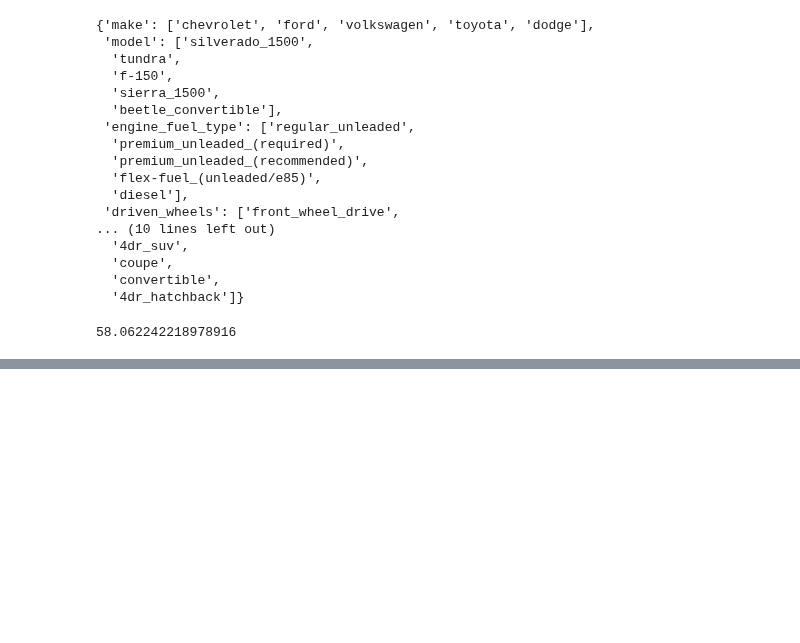
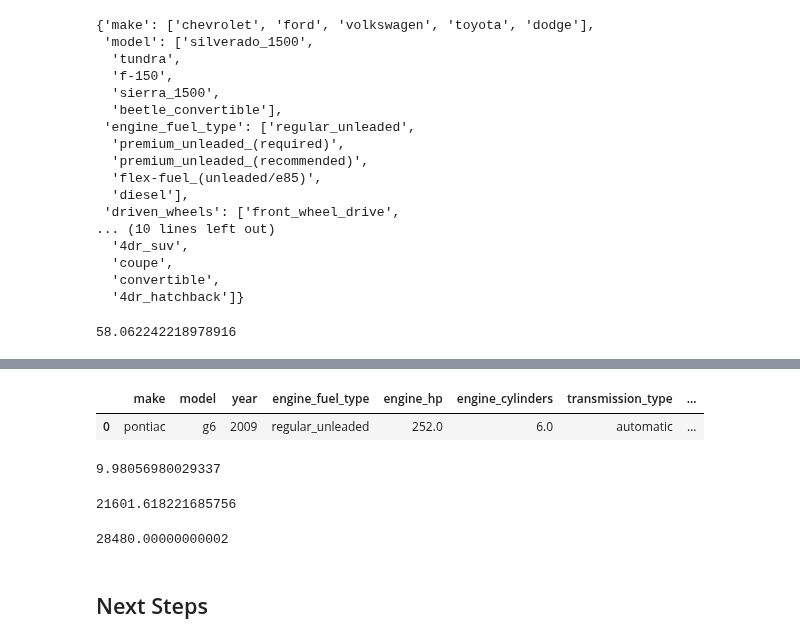
Before and after one commit to anormanangel/Machine-Learning-Zoomcamp, a Jupyter notebook: 02-Regression/Car Price Prediction.ipynb, the cells around one changed output, grey strips where cells are left out. Cells and saved outputs as stored; diff of their text form; code cells hidden in the pictures; blank space fills up the shorter version.

```diff
--- a/02-Regression/Car Price Prediction.ipynb
+++ b/02-Regression/Car Price Prediction.ipynb
@@ -1038,0 +1235,5 @@ rmse(y_val, y_pred)
+# %%
+# Lets predict the price for a specific car
+
+car = df_test.iloc[20].to_dict()
+car
@@ -1038,0 +1256,8 @@ rmse(y_val, y_pred)
+# %%
+# Turn it into a dataframe
+
+df_small = pd.DataFrame([car])
+df_small
+# %% [output]
+|  | make | model | year | engine_fuel_type | engine_hp | engine_cylinders | transmission_type | ... |
+| 0 | pontiac | g6 | 2009 | regular_unleaded | 252.0 | 6.0 | automatic | ... |
@@ -1038,0 +1266,20 @@ rmse(y_val, y_pred)
+# %%
+y_pred = w0 + X_small.dot(w)
+y_pred = y_pred[0]
+y_pred
+# %% [output]
+9.98056980029337
+# %%
+# Predicted cost
+
+np.expm1(y_pred)
+# %% [output]
+21601.618221685756
+# %%
+# Actually compares to the real price
+
+np.expm1(y_test[20])
+# %% [output]
+28480.00000000002
+# %% [markdown]
+## Next Steps
```
Also changed, not shown: parts of 32 cells of this notebook.
